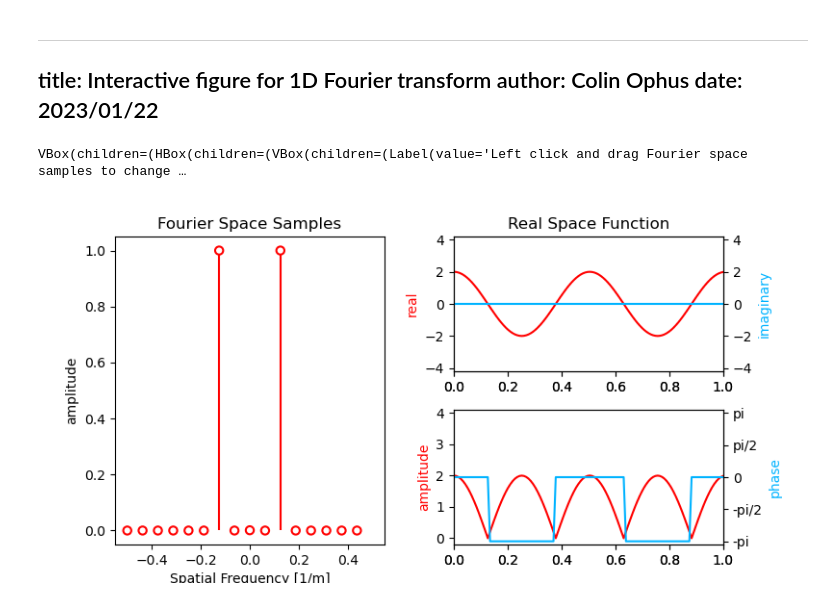
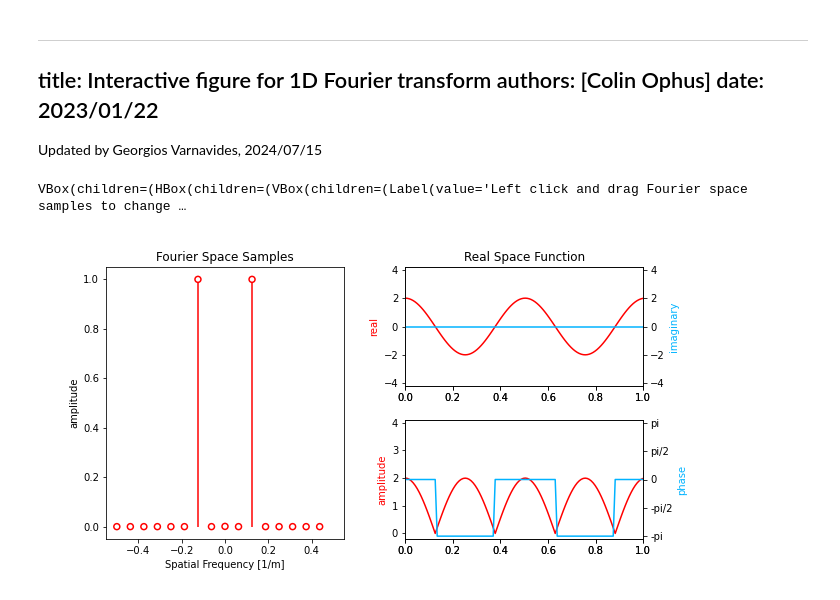
Before and after one commit to msa-em/guide-tem-simulation, a Jupyter notebook: notebooks/concepts_Fourier_transform_1D.ipynb, the cells around one changed output. Saved outputs shown, nothing was run; the diff lists cells and outputs as text; code cells hidden in the pictures.

```diff
--- a/notebooks/concepts_Fourier_transform_1D.ipynb
+++ b/notebooks/concepts_Fourier_transform_1D.ipynb
@@ -1,9 +1,11 @@
 # %% [markdown]
 ---
 title: Interactive figure for 1D Fourier transform
-author: Colin Ophus
+authors: [Colin Ophus]
 date: 2023/01/22
 ---
+
+Updated by Georgios Varnavides, 2024/07/15
 # %%
 #| label: app:fft_1d
 # Interactive widget for 1D FFT including various examples
@@ -12,9 +14,9 @@ import numpy as np
 import matplotlib.pyplot as plt
 from IPython.display import display
 from ipywidgets import HBox, VBox, Dropdown, Layout, Label, Output, widgets
-# from ipywidgets import widgets, interact, GridspecLayout, Layout
 from matplotlib import cm
 
+dpi = 72
 
 class FourierTransform1D:
     """
@@ -35,7 +37,7 @@ class FourierTransform1D:
         ):
 
         # Figure layout
-        self.fig = plt.figure(figsize=(8,4))
+        self.fig = plt.figure(figsize=(680/dpi, 340/dpi), dpi=dpi)
         self.ax_FFT   = self.fig.add_axes([0.1,  0.1,  0.35, 0.8])
         self.ax_real  = self.fig.add_axes([0.54, 0.55, 0.35, 0.35])
         self.ax_imag  = self.fig.add_axes([0.54, 0.55, 0.35, 0.35])
@@ -279,9 +281,11 @@ fft.fig.canvas.mpl_connect('button_release_event', button_release_callback)
 fft.fig.canvas.mpl_connect('motion_notify_event', motion_notify_callback)
 
 # Appearance
+fft.fig.canvas.resizable=False
 fft.fig.canvas.toolbar_visible = False
 fft.fig.canvas.header_visible = False
 fft.fig.canvas.footer_visible = False
+fft.fig.canvas.layout.width = '680px'
 
 # List of options
 option_list = (
@@ -345,31 +349,31 @@ def select_preset_eventhandler(change):
         f[-8] =  0.5
         f[-4] =  0.5
         f[ 0] =  1.01
         f[ 4] =  0.5
 
     # apply update to plot
     fft.update_plot(f)
 
 # Widgets
 dropdown = Dropdown(
     options = option_list,
     layout = Layout(width='200px',height='30px'),
 )
 dropdown.observe(select_preset_eventhandler, names='value')
 
 # widget layouts
 widget = VBox([
     HBox([
         VBox([
             Label('Left click and drag Fourier space samples to change them.',layout=Layout(width='400px',height='30px')),
             Label('up/down - change magnitude.  left/right - change phase.',layout=Layout(width='400px',height='30px')),
         ]),
         Label('Preset Functions',layout=Layout(width='100px',height='30px')),
         dropdown,
     ]),
     out,
 ])
 display(widget);
 # %% [output]
 VBox(children=(HBox(children=(VBox(children=(Label(value='Left click and drag Fourier space samples to change …
-[figure, old version]
+[figure, new version]
```
Also changed, not shown: 5 other files.
